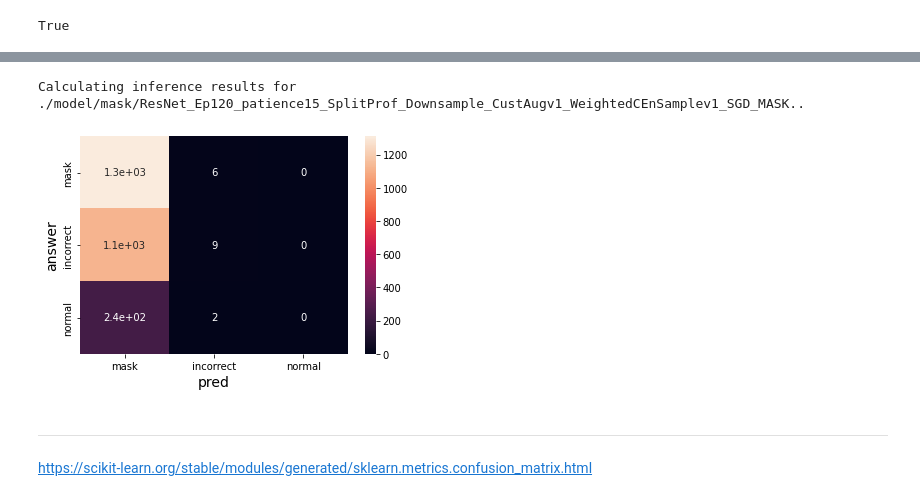
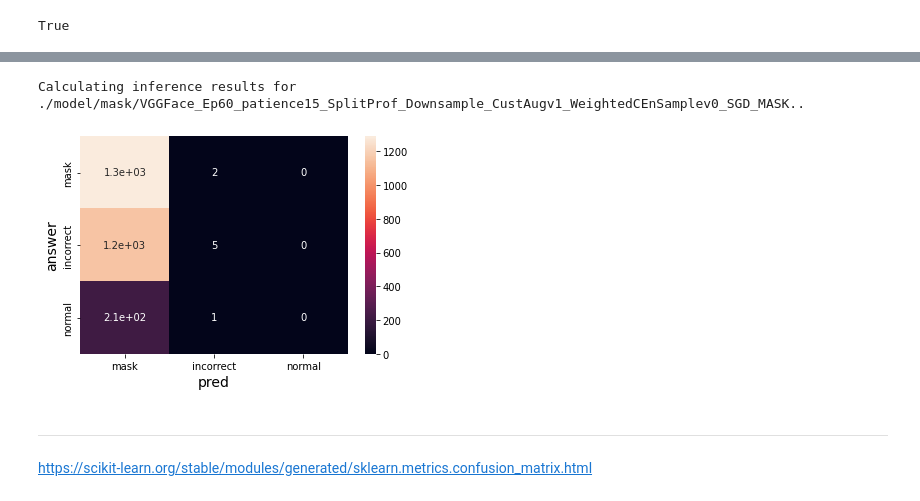
Before and after one commit to boostcampaitech3/level1-image-classification-level1-recsys-03, a Jupyter notebook: data_viz.ipynb, the cells around one changed output, grey strips where cells are left out. Cells and saved outputs as stored; diff of their text form; code cells hidden in the pictures.

```diff
--- a/data_viz.ipynb
+++ b/data_viz.ipynb
@@ -68,7 +68,7 @@ def inference_model(loader, model_dir, model:str, num_classes, break_idx=300, **
 
     # 오답 처리된 이미지들에 대해 (이미지, 정답, 오답)을 출력하기 위한 과정들.
     # wrong_imgs, wrong_answers, wrong_labels = [], [], []
-    wrong_idxs = []
+    wrong_imgs, wrong_idxs = [], np.array([])
     with torch.no_grad():
         for idx, (images, labels) in enumerate(tqdm(loader)):
             # <계산 과정>
@@ -77,6 +77,7 @@ def inference_model(loader, model_dir, model:str, num_classes, break_idx=300, **
             pred = pred.argmax(dim=-1).cpu()
 
             # </계산 과정>
+            indices = np.array(range(len(answers), len(answers)+len(labels)+1))
             answers.extend(labels)
             preds.extend(pred.numpy())
 
@@ -84,16 +85,15 @@ def inference_model(loader, model_dir, model:str, num_classes, break_idx=300, **
             wrong_ans = (pred != labels)
 
             # 오답 판별 결과 누적.
-            # wrong_imgs.extend(images[wrong_ans].cpu())
+            wrong_imgs.extend(images[wrong_ans].cpu())
             # wrong_answers.extend(labels[wrong_ans].cpu())
             # wrong_labels.extend(pred[wrong_ans].cpu())
-            wrong_idxs.append(idx)
+            np.concatenate((wrong_idxs, indices[wrong_ans]), axis=None)
 
             if idx >= break_idx:
                 break
 
-    # return zip(wrong_imgs, wrong_answers, wrong_labels)
-    return answers, preds, wrong_idxs
+    return answers, preds, list(zip(wrong_imgs, wrong_idxs.tolist()))
 
 
 def display_cfmatrix(model_label, num_classes, answers, preds):
@@ -120,7 +120,7 @@ import matplotlib.pyplot as plt
 from einops import rearrange
 import random
 
-def show(pic, num=20, mean_std=None):
+def show(pic, ans, preds, label, num=20, mean_std=None):
     """Confusion Matrix 출력을 위한 공간.
 
     Args:
@@ -131,7 +131,7 @@ def show(pic, num=20, mean_std=None):
     # 출력할 때마다 다른 이미지 보여지도록 추가한 라인.
     pic = random.choices(list(pic), k=num)
 
-    for idx, (img, true, pred) in enumerate(pic):
+    for idx, (img, index) in enumerate(pic):
         # 위에서 random.choices로 갯수 제한해서 필요없긴 한데 갯수 제한없이 출력했을 때,
         # 컴퓨터 터질 뻔해서 이중으로 대비했습니다.
         if idx >= num:
@@ -145,9 +145,20 @@ def show(pic, num=20, mean_std=None):
             trfm = UnNormalize(*mean_std)
             img = trfm(img)
 
+        map_label = {
+        'gender':{0:'male', 1:'female'},
+        'age':{0:'<30', 1:'>=30 and <60', 2:'>60'},
+        'mask':{0:'mask', 1:'incorrect', 2:'normal'}
+        }
+
+        # print(set(ans))
+
+        # answer = map_label[label][ans[index]]
+        # prediction = map_label[label][preds[index]]
+
         # 이미지 출력 코드.
         plt.imshow(img)
-        plt.title(f'num: {idx+1} answer: {true}, pred: {pred}')
+        plt.title(f'num: {idx+1} answer: {ans[index]}, pred: {preds[index]}')
         plt.axis('off')
         plt.show()
 # %% [markdown]
@@ -753,7 +764,7 @@ class ModelEvaluator:
         )
 
     def display_incorrect(self, n_display: int=10):
-        show(self.wrong, n_display)
+        show(self.wrong, self.ans, self.preds, self.model_param['label'], n_display)
 # %%
 torch.cuda.is_available()
 # %% [output]
@@ -781,9 +825,9 @@ gender_eval.display_cfmatrix()
 # %%
-script_mask = 'python train.py --epochs 120 --dataset MaskSplitByProfileDataset --augmentation CustomAugmentation --model PretrainedModels --model_param resnet false --optimizer SGD --name ResNet_Ep120_patience15_SplitProf_Downsample_CustAugv1_WeightedCEnSamplev1_SGD_MASK --label mask'
-script_eval = ModelEvaluator(script_mask)
+script_mask = 'python train.py --epochs 60 --dataset MaskSplitByProfileDataset --augmentation CustomAugmentation --model VGGFace --model_param false --optimizer SGD --name VGGFace_Ep60_patience15_SplitProf_Downsample_CustAugv1_WeightedCEnSamplev0_SGD_MASK --label mask'
+mask_eval = ModelEvaluator(script_mask)
 # %% [output]
-Calculating inference results for ./model/mask/ResNet_Ep120_patience15_SplitProf_Downsample_CustAugv1_WeightedCEnSamplev1_SGD_MASK..
+Calculating inference results for ./model/mask/VGGFace_Ep60_patience15_SplitProf_Downsample_CustAugv1_WeightedCEnSamplev0_SGD_MASK..
 # %%
-script_eval.display_cfmatrix()
+mask_eval.display_cfmatrix()
 # %% [output]
-[figure, old version]
+[figure, new version]
```
Also changed, not shown: parts of 9 cells of this notebook.
